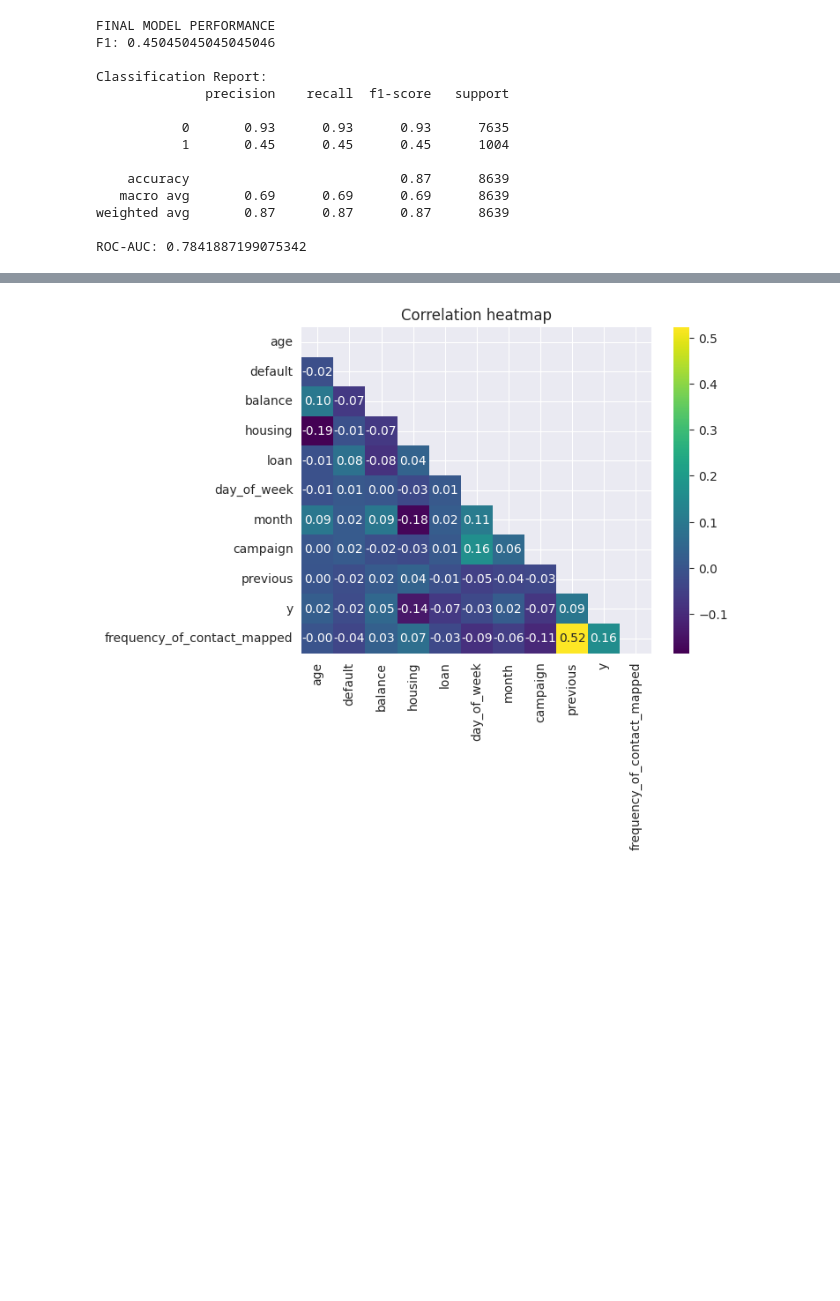
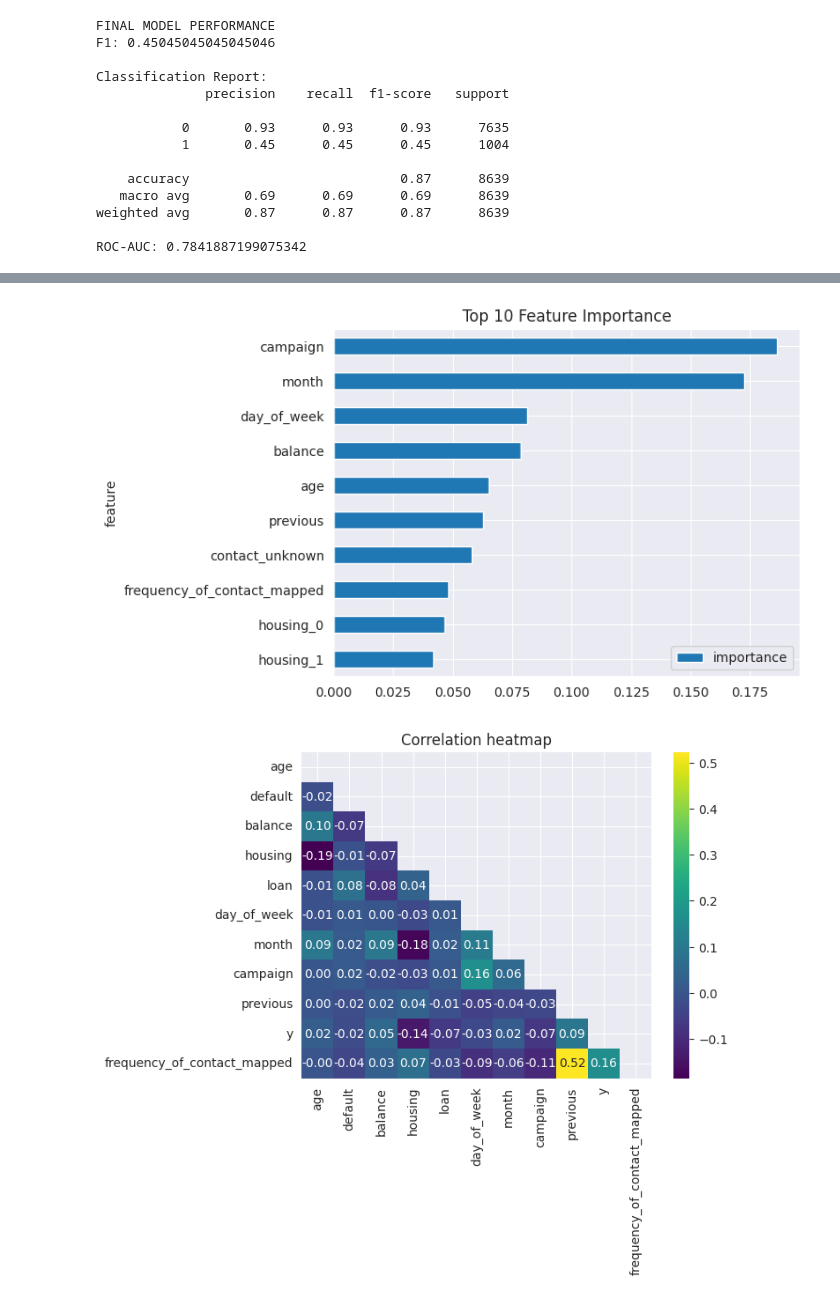
Before and after one commit to Gcarmnonapy7/bank_marketing_random_forest_classification, a Jupyter notebook: UCI_market.ipynb, the cells around one changed output, grey strips where cells are left out. Cells and saved outputs as stored; diff of their text form; code cells hidden in the pictures; blank space fills up the shorter version.

```diff
--- a/UCI_market.ipynb
+++ b/UCI_market.ipynb
@@ -374 +417,17 @@ ROC-AUC: 0.7841887199075342
+# %%
+import pandas as pd
+
+importances = best_pipeline.named_steps["model"].feature_importances_
+
+feat_imp = pd.DataFrame({
+    "feature": X.columns,
+    "importance": importances
+}).sort_values(by="importance", ascending=False)
+
+feat_imp.head(10).plot(kind="barh", x="feature", y="importance")
+plt.title("Top 10 Feature Importance")
+plt.gca().invert_yaxis()
+plt.show()
+# %% [output]
+[figure, added]
 # %%
```
Also changed, not shown: parts of 4 cells of this notebook.
